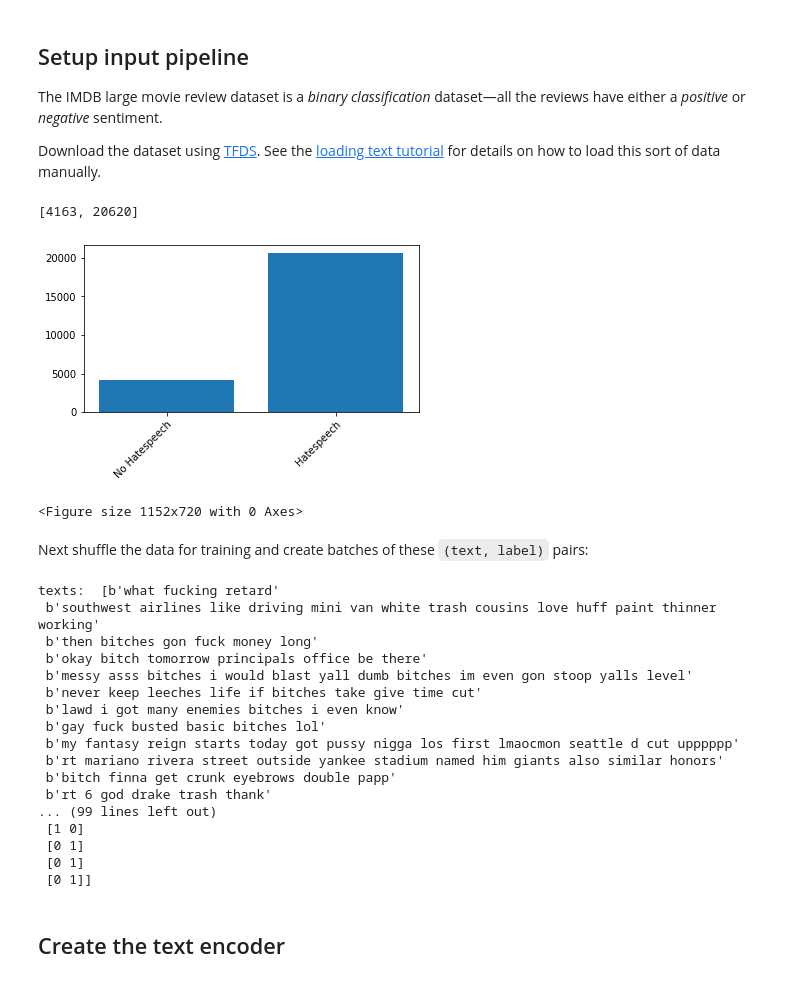
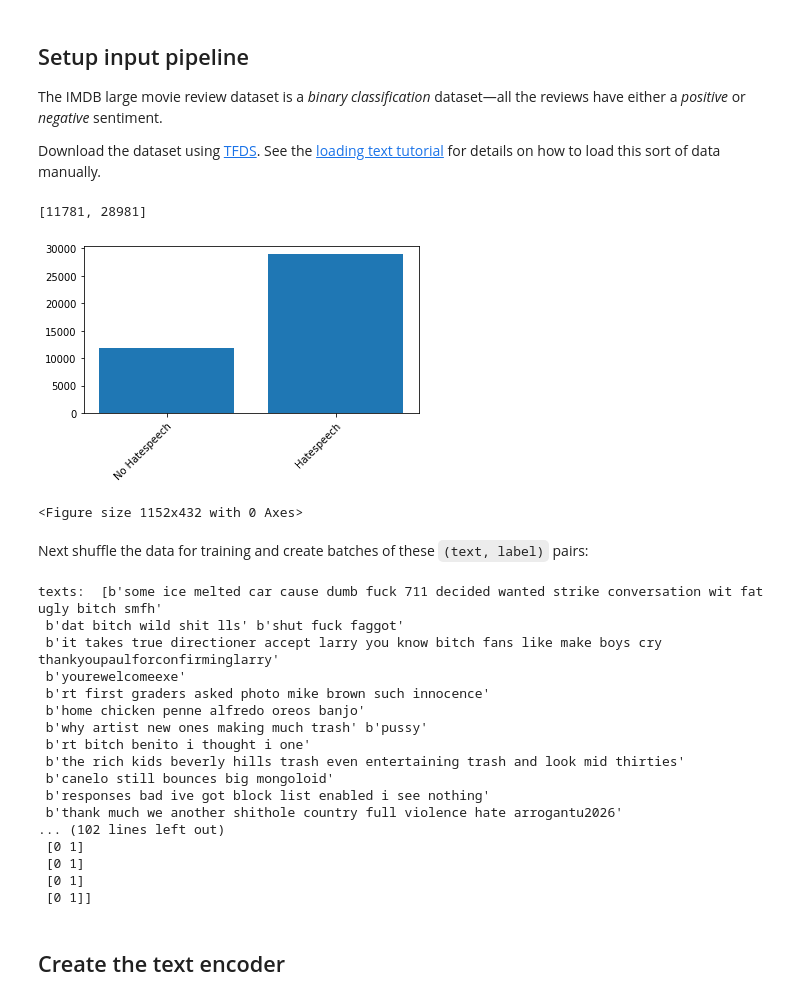
Before and after one commit to Caramba997/hatespeech_classifier, a Jupyter notebook: text_classification_rnn.ipynb, the cells around one changed output. Cells and saved outputs as stored; diff of their text form; code cells hidden in the pictures.

```diff
--- a/text_classification_rnn.ipynb
+++ b/text_classification_rnn.ipynb
@@ -70,39 +70,46 @@ import matplotlib.pyplot as plt
 #
 # Load the csv data.
 #
 def load_data_arrays():
-    data_path = "datasets/1_no_stopwords.csv"
-    df = pd.read_csv(data_path)
+    df_1 = pd.read_csv("datasets/1_no_stopwords.csv")
+    df_3 = pd.read_csv("datasets/3_no_stopwords.csv")
+
+#    df_5 = pd.read_csv("datasets/5_no_stopwords.csv")
+
+    df_6 = pd.read_csv("datasets/6_no_stopwords.csv")
+
+    df = df_1.append(df_3)
+    df = df.append(df_6)
 
     train_df, test_df = train_test_split(df, test_size=0.2, random_state=42, shuffle=True, stratify=df["is_hatespeech"])
 
     return train_df, test_df
 
 def plot_data_distribution(labels_1, label_2):
     total = labels_1.reshape(-1).tolist()
     total.extend(label_2.reshape(-1).tolist())
     bins = sorted(list(set(total)))
 
     plt.bar(bins, [total.count(bin_val) for bin_val in bins])
     print([total.count(bin_val) for bin_val in bins])
     plt.xticks(bins,
                ["No Hatespeech", "Hatespeech"],
                rotation=45,
                rotation_mode="anchor",
                ha="right")
 
     plt.subplots_adjust(bottom=0.3)
-    plt.figure(figsize=(16, 10))
+    plt.figure(figsize=(16, 6))
     plt.show()
 
 train_df, test_df = load_data_arrays()
 
 
 plot_data_distribution(train_df['is_hatespeech'].values, test_df['is_hatespeech'].values)
 # %% [output]
-[4163, 20620]
+[11781, 28981]
-[figure, old version]
+[figure, new version]
-<Figure size 1152x720 with 0 Axes>
+<Figure size 1152x432 with 0 Axes>
 # %%
 # Convert the test- and train-DataFrames to Tensorflow Datasets
 
@@ -139,20 +146,20 @@ for example, label in train_dataset.take(1):
   print()
   print('labels: ', label.numpy())
 # %% [output]
-texts:  [b'what fucking retard'
- b'southwest airlines like driving mini van white trash cousins love huff paint thinner working'
- b'then bitches gon fuck money long'
- b'okay bitch tomorrow principals office be there'
- b'messy asss bitches i would blast yall dumb bitches im even gon stoop yalls level'
- b'never keep leeches life if bitches take give time cut'
- b'lawd i got many enemies bitches i even know'
- b'gay fuck busted basic bitches lol'
- b'my fantasy reign starts today got pussy nigga los first lmaocmon seattle d cut upppppp'
- b'rt mariano rivera street outside yankee stadium named him giants also similar honors'
- b'bitch finna get crunk eyebrows double papp'
- b'rt 6 god drake trash thank'
-... (99 lines left out)
- [1 0]
+texts:  [b'some ice melted car cause dumb fuck 711 decided wanted strike conversation wit fat ugly bitch smfh'
+ b'dat bitch wild shit lls' b'shut fuck faggot'
+ b'it takes true directioner accept larry you know bitch fans like make boys cry thankyoupaulforconfirminglarry'
+ b'yourewelcomeexe'
+ b'rt first graders asked photo mike brown such innocence'
+ b'home chicken penne alfredo oreos banjo'
+ b'why artist new ones making much trash' b'pussy'
+ b'rt bitch benito i thought i one'
+ b'the rich kids beverly hills trash even entertaining trash and look mid thirties'
+ b'canelo still bounces big mongoloid'
+ b'responses bad ive got block list enabled i see nothing'
+ b'thank much we another shithole country full violence hate arrogantu2026'
+... (102 lines left out)
+ [0 1]
  [0 1]
  [0 1]
  [0 1]]
```
Also changed, not shown: parts of 17 cells of this notebook.
